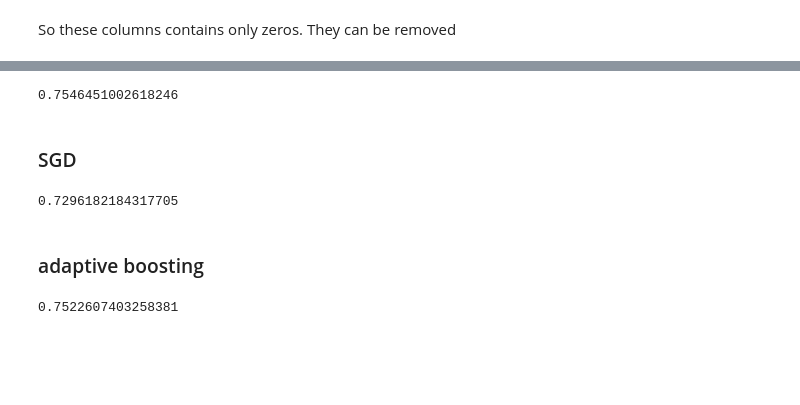
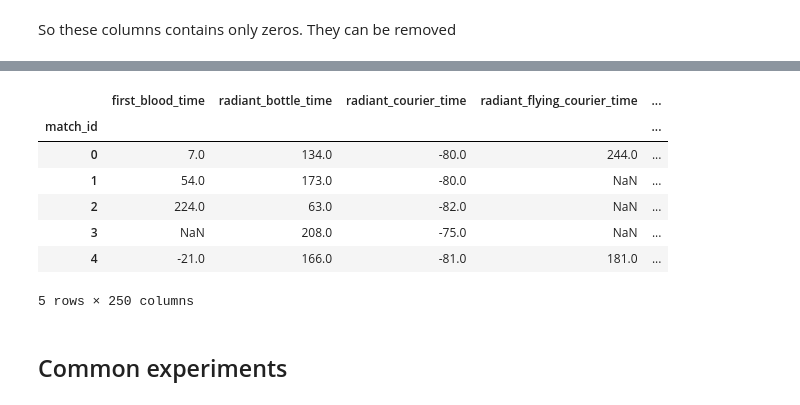
Before and after one commit to vkhmara/EPAM-Internship, a Jupyter notebook: Python/ML course/Week 7/Report.ipynb, the cells around one changed output, grey strips where cells are left out. Saved outputs shown, nothing was run; the diff lists cells and outputs as text; code cells hidden in the pictures; blank space fills up the shorter version.

```diff
--- a/Python/ML course/Week 7/Report.ipynb
+++ b/Python/ML course/Week 7/Report.ipynb
@@ -811,22 +467,13 @@ scaled_X_with_10000_test = scaler_10000.transform(X_with_10000_test)
-# %%
-log_reg_with_10000 = LogisticRegression()
-log_reg_with_10000.fit(scaled_X_with_10000_train, y_with_10000_train)
-roc_auc_score(y_with_10000_test, log_reg_with_10000.predict_proba(scaled_X_with_10000_test)[:, 1])
-# %% [output]
-0.7546451002618246
-# %% [markdown]
-### SGD
-# %%
-sgd_with_10000 = SGDClassifier(loss='log')
-sgd_with_10000.fit(scaled_X_with_10000_train, y_with_10000_train)
-roc_auc_score(y_with_10000_test, sgd_with_10000.predict_proba(scaled_X_with_10000_test)[:, 1])
-# %% [output]
-0.7296182184317705
-# %% [markdown]
-### adaptive boosting
-# %%
-big_ada_boosting_with_10000 = AdaBoostClassifier(n_estimators=1000, learning_rate=0.5)
-big_ada_boosting_with_10000.fit(X_with_10000_train, y_with_10000_train)
-roc_auc_score(y_with_10000_test, big_ada_boosting_with_10000.predict_proba(X_with_10000_test)[:, 1])
-# %% [output]
-0.7522607403258381
+# %%
+X_with_nans.head()
+# %% [output]
+|  | first_blood_time | radiant_bottle_time | radiant_courier_time | radiant_flying_courier_time | ... |
+| match_id |  |  |  |  | ... |
+| 0 | 7.0 | 134.0 | -80.0 | 244.0 | ... |
+| 1 | 54.0 | 173.0 | -80.0 | NaN | ... |
+| 2 | 224.0 | 63.0 | -82.0 | NaN | ... |
+| 3 | NaN | 208.0 | -75.0 | NaN | ... |
+| 4 | -21.0 | 166.0 | -81.0 | 181.0 | ... |
+5 rows × 250 columns
+# %% [markdown]
+## Common experiments
```
Also changed, not shown: parts of 94 cells of this notebook.
